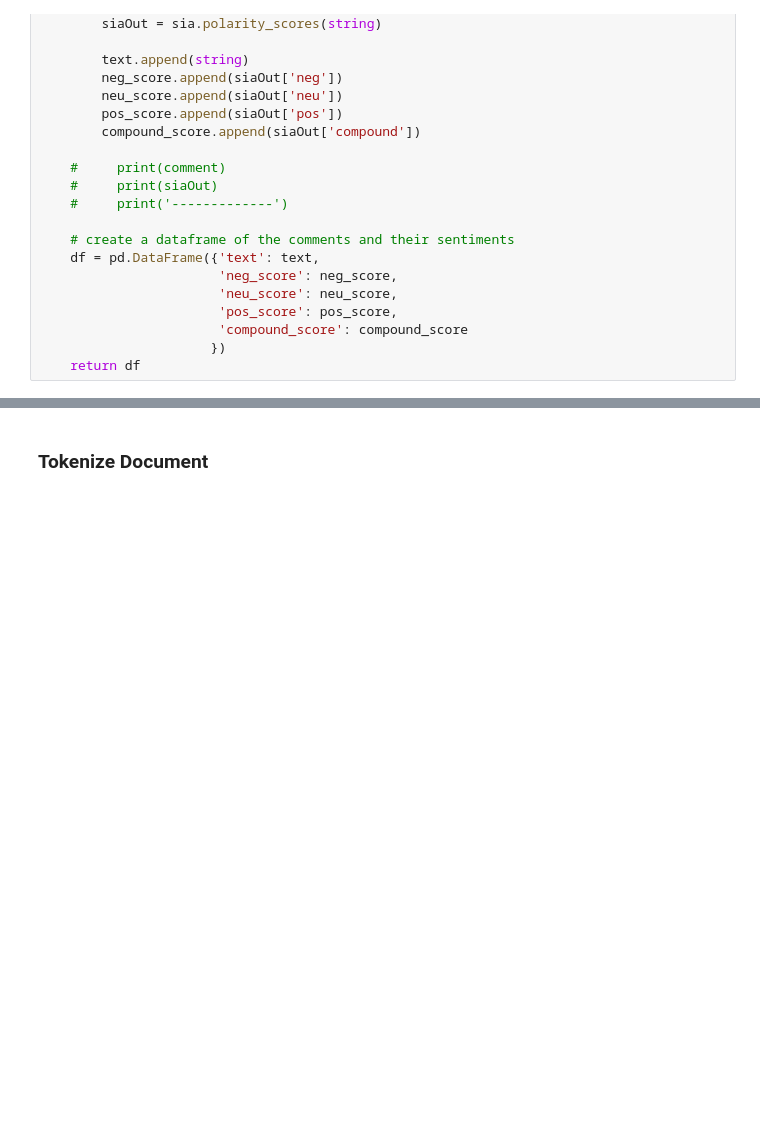
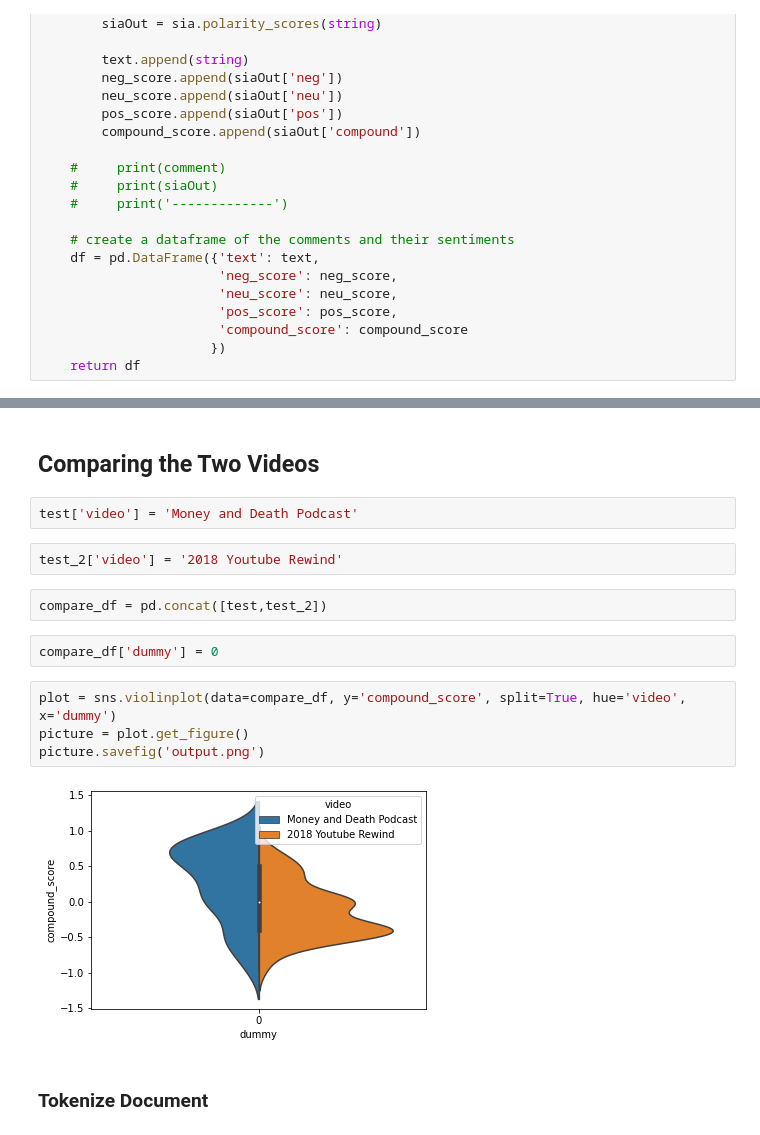
Before and after one commit to taylorsyde/The-Comment-Section, a Jupyter notebook: Youtube-Comment-Sentiment.ipynb, the cells around one changed output, grey strips where cells are left out. Drawn from its saved outputs; the diff is of its cells as text; blank space fills up the shorter version.

Commit message:
made a dual violin graph

```diff
--- a/Youtube-Comment-Sentiment.ipynb
+++ b/Youtube-Comment-Sentiment.ipynb
@@ -244,3 +244,19 @@ plt.hist(test_2.compound_score, color='r')
+# %% [markdown]
+## Comparing the Two Videos
+# %%
+test['video'] = 'Money and Death Podcast'
+# %%
+test_2['video'] = '2018 Youtube Rewind'
+# %%
+compare_df = pd.concat([test,test_2])
+# %%
+compare_df['dummy'] = 0
+# %%
+plot = sns.violinplot(data=compare_df, y='compound_score', split=True, hue='video', x='dummy')
+picture = plot.get_figure()
+picture.savefig('output.png')
+# %% [output]
+[figure, added]
 # %% [markdown]
 ### Tokenize Document
 # %%
```
Also changed, not shown: parts of 38 cells of this notebook, 1 other file.
